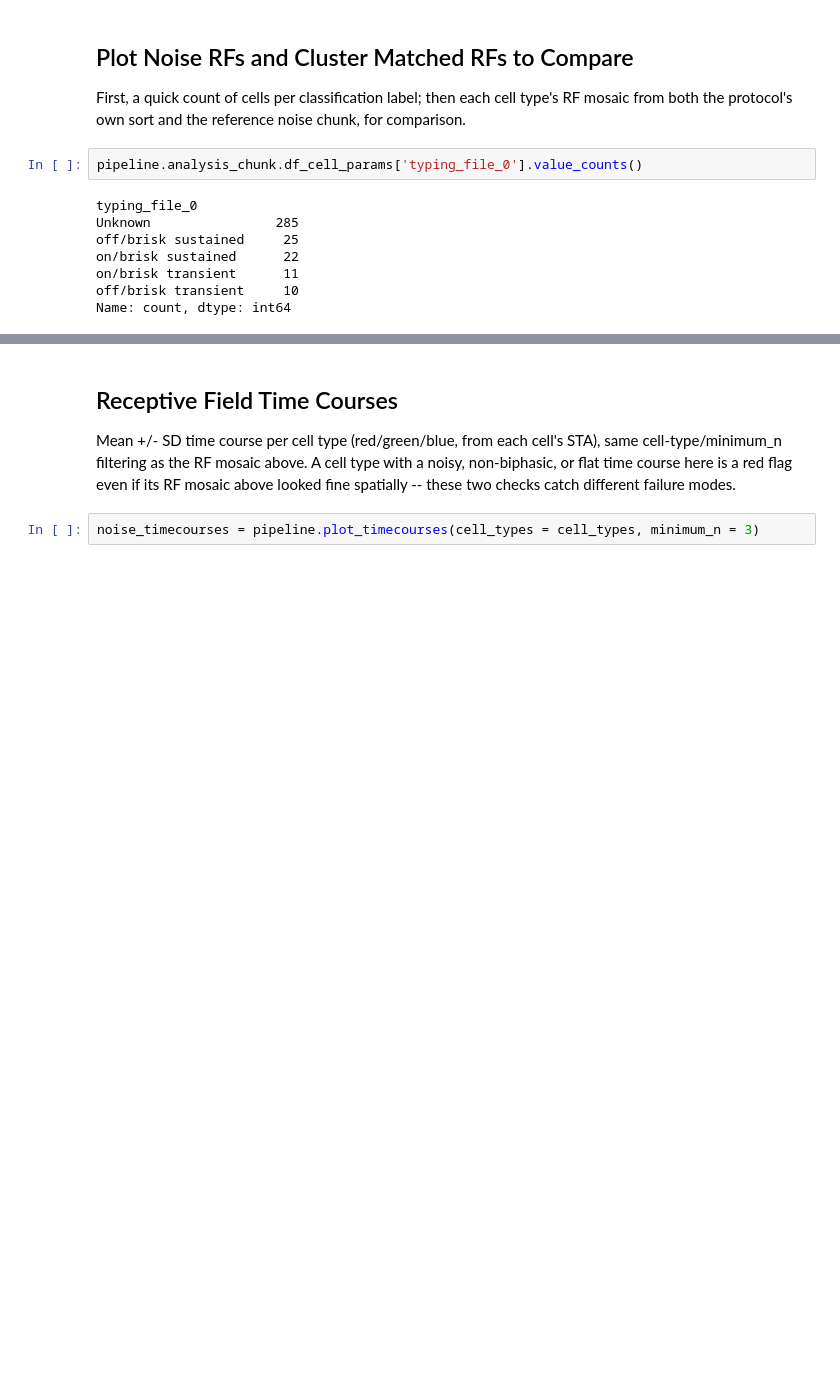
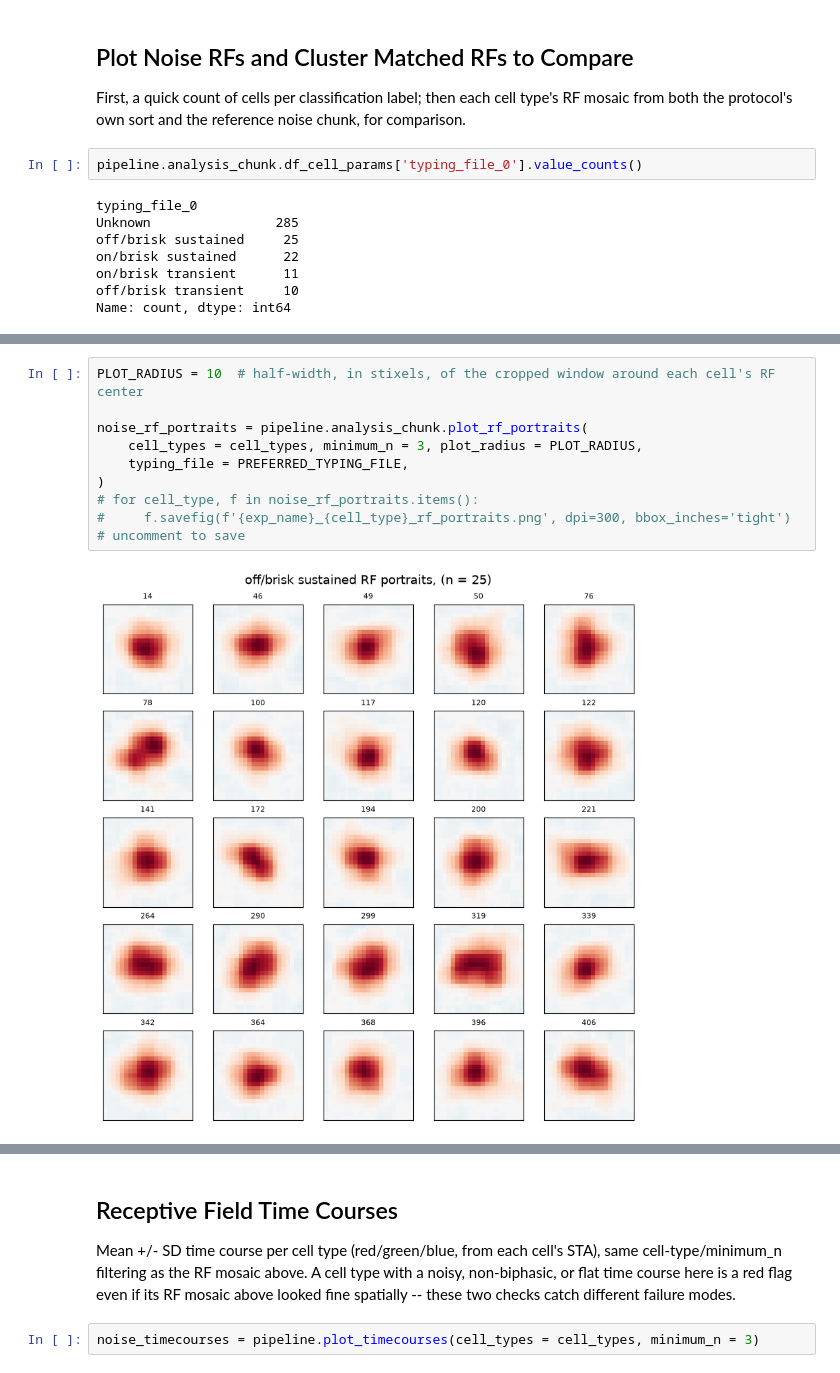
Before and after one commit to yasmine-tani/retinanalysis, a Jupyter notebook: demos/2_data_quality_demo.ipynb, the cells around one changed output, grey strips where cells are left out. Saved outputs shown, nothing was run; the diff lists cells and outputs as text; blank space fills up the shorter version.

```diff
--- a/demos/2_data_quality_demo.ipynb
+++ b/demos/2_data_quality_demo.ipynb
@@ -184,0 +175,11 @@ noise_rfs = pipeline.analysis_chunk.plot_rfs(cell_types = cell_types, minimum_n
+# %%
+PLOT_RADIUS = 10  # half-width, in stixels, of the cropped window around each cell's RF center
+
+noise_rf_portraits = pipeline.analysis_chunk.plot_rf_portraits(
+    cell_types = cell_types, minimum_n = 3, plot_radius = PLOT_RADIUS,
+    typing_file = PREFERRED_TYPING_FILE,
+)
+# for cell_type, f in noise_rf_portraits.items():
+#     f.savefig(f'{exp_name}_{cell_type}_rf_portraits.png', dpi=300, bbox_inches='tight')  # uncomment to save
+# %% [output]
+[figure, added]
```
Also changed, not shown: parts of 21 cells of this notebook.
